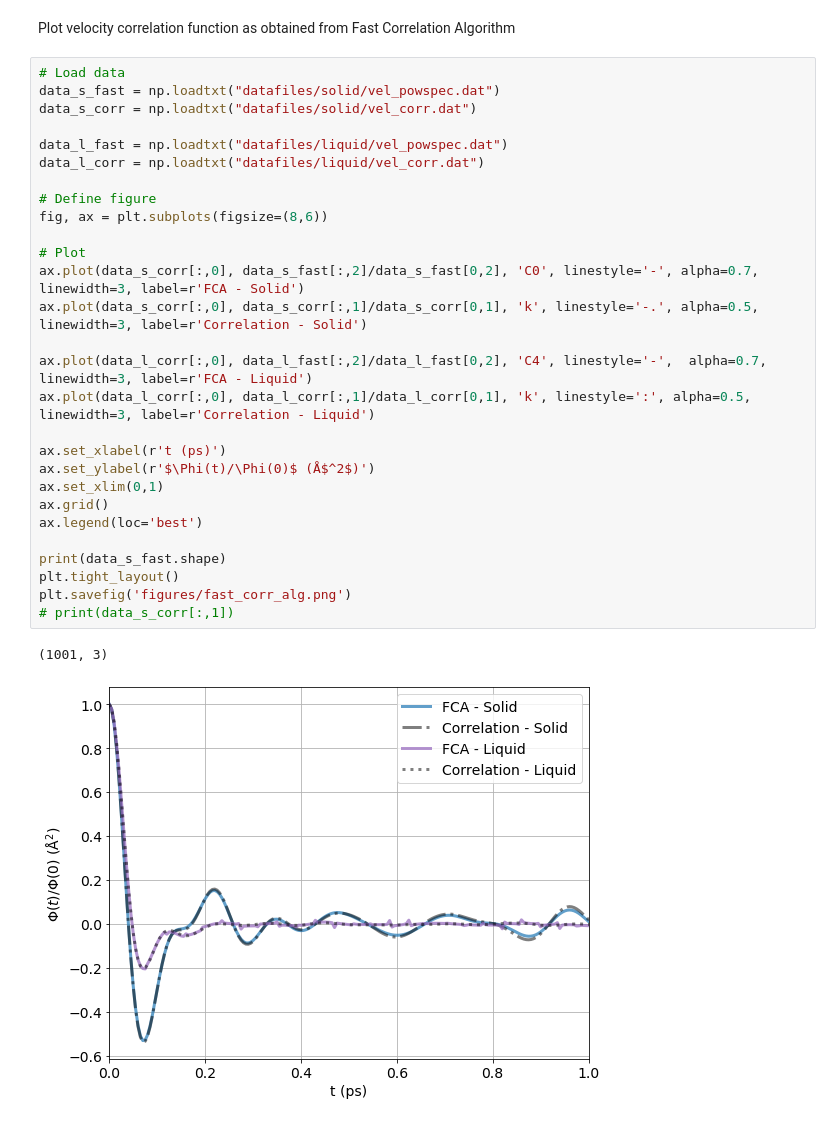
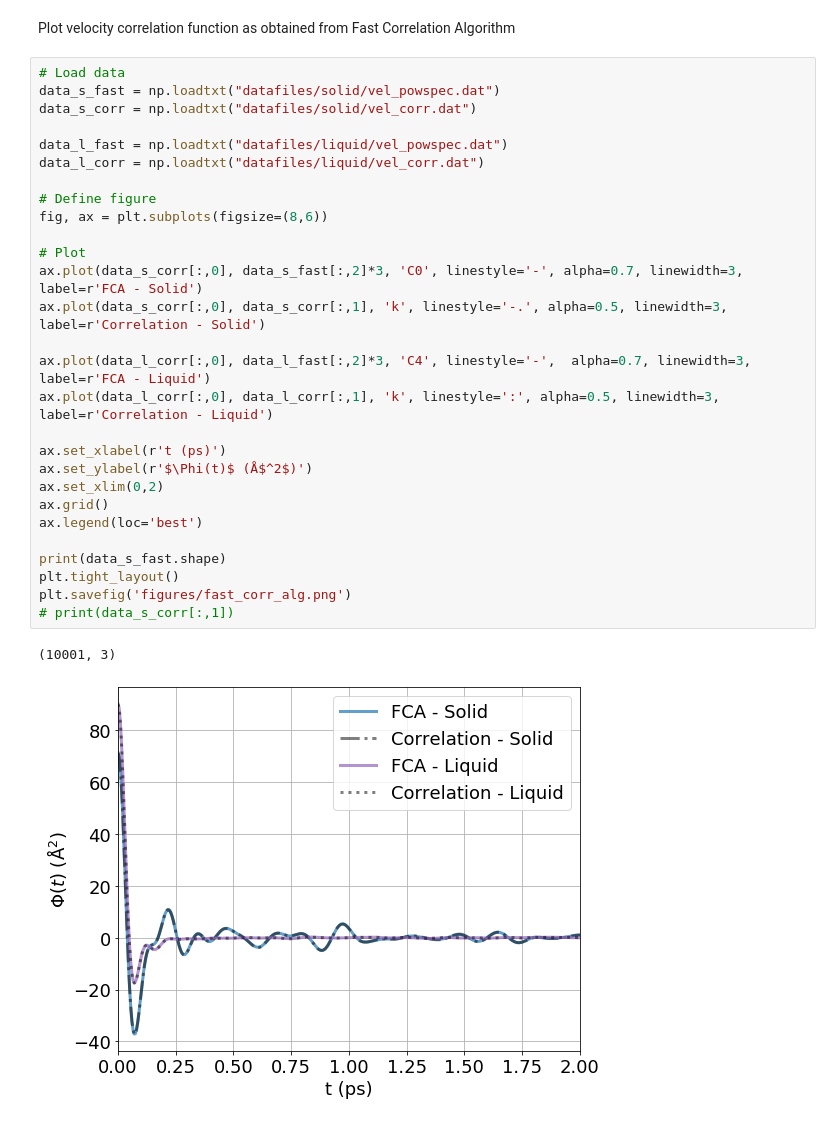
Before and after one commit to elindgren/compphys_homeworks, a Jupyter notebook: H1/Homework 1 - Notebook.ipynb, the cells around one changed output. Drawn from its saved outputs; the diff is of its cells as text.

```diff
--- a/H1/Homework 1 - Notebook.ipynb
+++ b/H1/Homework 1 - Notebook.ipynb
@@ -480,31 +494,31 @@ Plot velocity correlation function as obtained from Fast Correlation Algorithm
 # %%
 # Load data
 data_s_fast = np.loadtxt("datafiles/solid/vel_powspec.dat")
 data_s_corr = np.loadtxt("datafiles/solid/vel_corr.dat")
 
 data_l_fast = np.loadtxt("datafiles/liquid/vel_powspec.dat")
 data_l_corr = np.loadtxt("datafiles/liquid/vel_corr.dat")
 
 # Define figure
 fig, ax = plt.subplots(figsize=(8,6))
 
 # Plot
-ax.plot(data_s_corr[:,0], data_s_fast[:,2]/data_s_fast[0,2], 'C0', linestyle='-', alpha=0.7, linewidth=3, label=r'FCA - Solid')
-ax.plot(data_s_corr[:,0], data_s_corr[:,1]/data_s_corr[0,1], 'k', linestyle='-.', alpha=0.5, linewidth=3, label=r'Correlation - Solid')
+ax.plot(data_s_corr[:,0], data_s_fast[:,2]*3, 'C0', linestyle='-', alpha=0.7, linewidth=3, label=r'FCA - Solid')
+ax.plot(data_s_corr[:,0], data_s_corr[:,1], 'k', linestyle='-.', alpha=0.5, linewidth=3, label=r'Correlation - Solid')
 
-ax.plot(data_l_corr[:,0], data_l_fast[:,2]/data_l_fast[0,2], 'C4', linestyle='-',  alpha=0.7, linewidth=3, label=r'FCA - Liquid')
-ax.plot(data_l_corr[:,0], data_l_corr[:,1]/data_l_corr[0,1], 'k', linestyle=':', alpha=0.5, linewidth=3, label=r'Correlation - Liquid')
+ax.plot(data_l_corr[:,0], data_l_fast[:,2]*3, 'C4', linestyle='-',  alpha=0.7, linewidth=3, label=r'FCA - Liquid')
+ax.plot(data_l_corr[:,0], data_l_corr[:,1], 'k', linestyle=':', alpha=0.5, linewidth=3, label=r'Correlation - Liquid')
 
 ax.set_xlabel(r't (ps)')
-ax.set_ylabel(r'$\Phi(t)/\Phi(0)$ (Å$^2$)')
-ax.set_xlim(0,1)
+ax.set_ylabel(r'$\Phi(t)$ (Å$^2$)')
+ax.set_xlim(0,2)
 ax.grid()
 ax.legend(loc='best')
 
 print(data_s_fast.shape)
 plt.tight_layout()
 plt.savefig('figures/fast_corr_alg.png')
 # print(data_s_corr[:,1])
 # %% [output]
-(1001, 3)
+(10001, 3)
-[figure, old version]
+[figure, new version]
```
Also changed, not shown: parts of 9 cells of this notebook, 23 other files.
